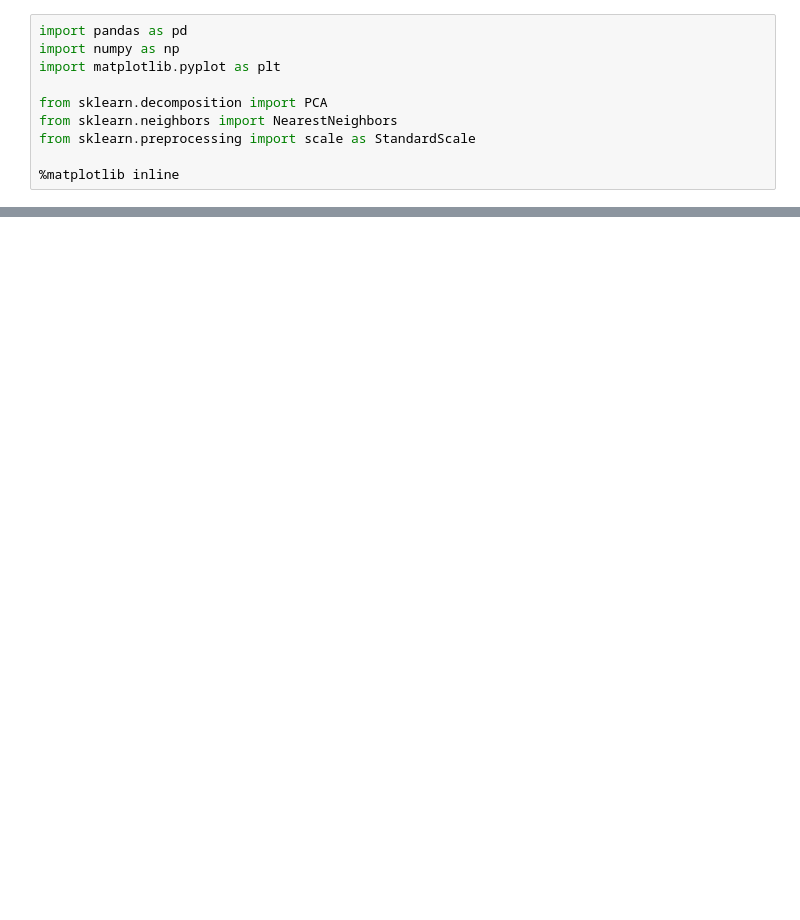
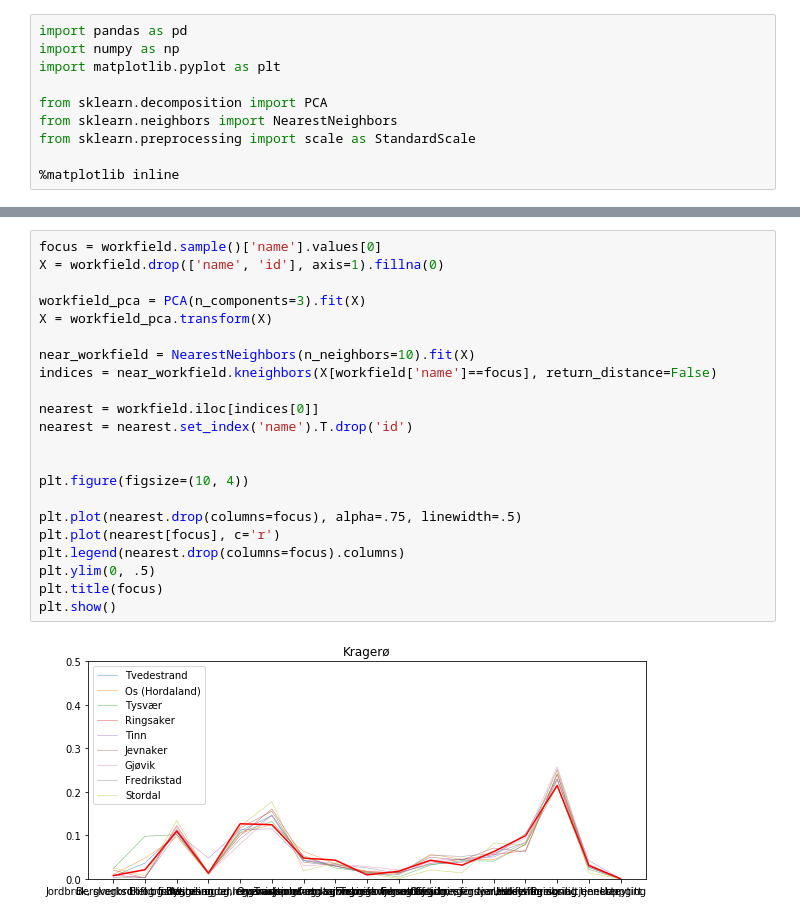
Before and after one commit to Havegum/kNearestKommunes, a Jupyter notebook: Kommune similarity.ipynb, the cells around one changed output, grey strips where cells are left out. Drawn from its saved outputs; the diff is of its cells as text; blank space fills up the shorter version.

```diff
--- a/Kommune similarity.ipynb
+++ b/Kommune similarity.ipynb
@@ -101,0 +280,24 @@ pd.DataFrame(
+# %%
+focus = workfield.sample()['name'].values[0]
+X = workfield.drop(['name', 'id'], axis=1).fillna(0)
+
+workfield_pca = PCA(n_components=3).fit(X)
+X = workfield_pca.transform(X)
+
+near_workfield = NearestNeighbors(n_neighbors=10).fit(X)
+indices = near_workfield.kneighbors(X[workfield['name']==focus], return_distance=False)
+
+nearest = workfield.iloc[indices[0]]
+nearest = nearest.set_index('name').T.drop('id')
+
+
+plt.figure(figsize=(10, 4))
+
+plt.plot(nearest.drop(columns=focus), alpha=.75, linewidth=.5)
+plt.plot(nearest[focus], c='r')
+plt.legend(nearest.drop(columns=focus).columns)
+plt.ylim(0, .5)
+plt.title(focus)
+plt.show()
+# %% [output]
+[figure, added]
```
Also changed, not shown: parts of 18 cells of this notebook, 4 other files.
